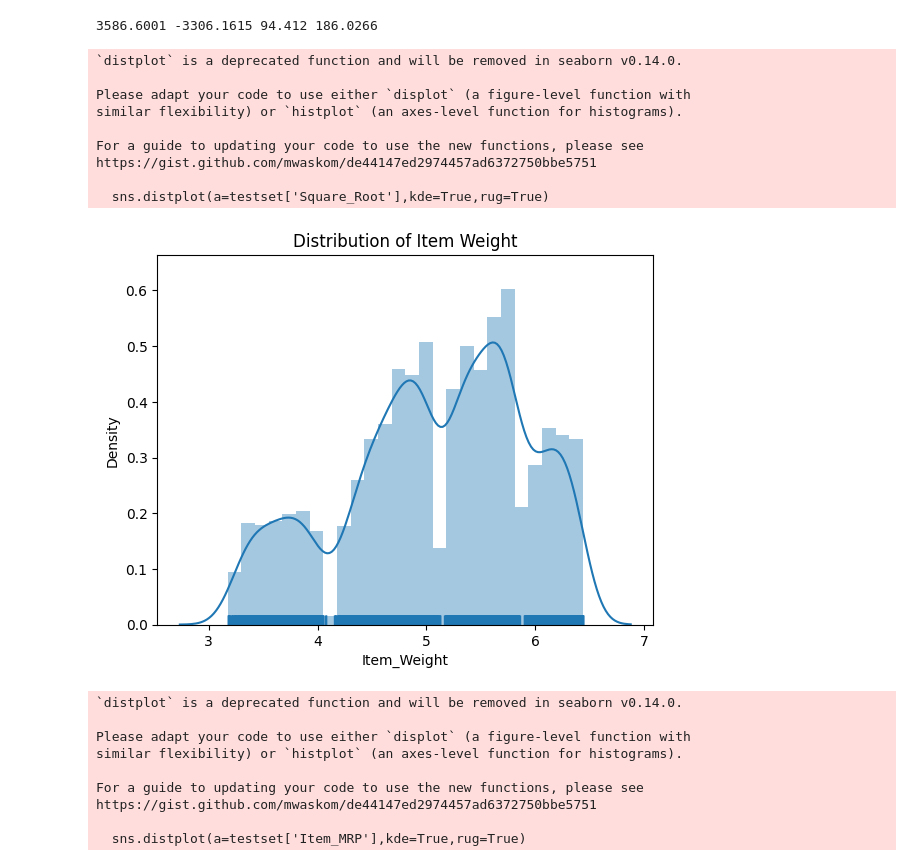
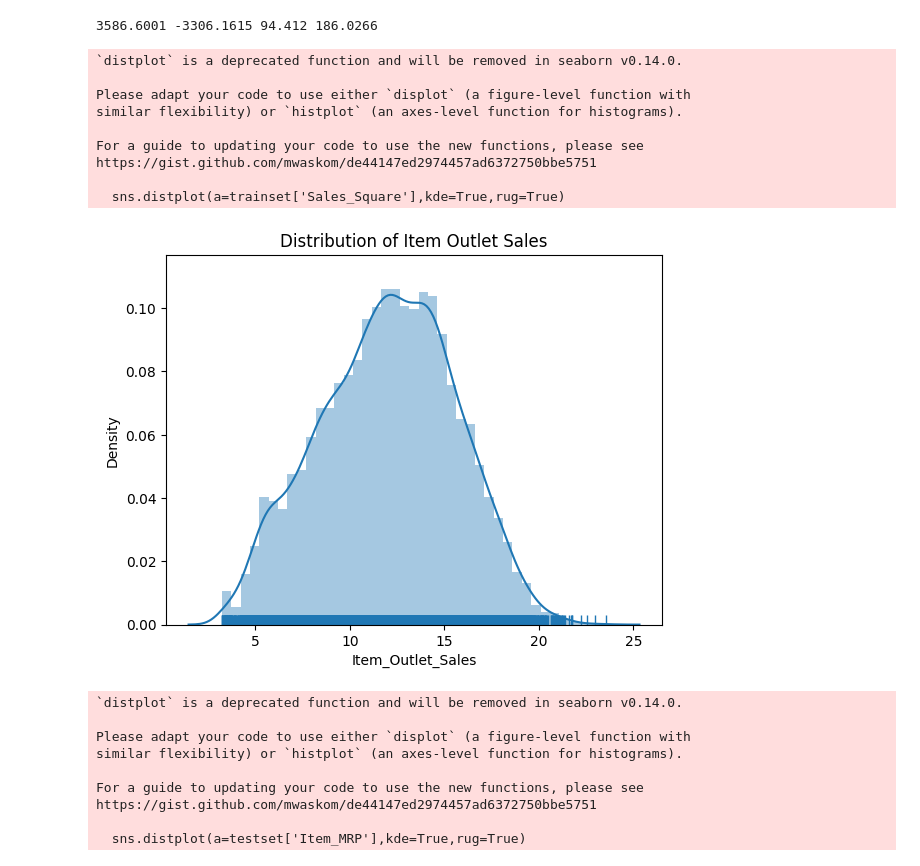
Before and after one commit to Jegiesh/BigMart, a Jupyter notebook: internship_jegiesh.ipynb, the cells around one changed output. Cells and saved outputs as stored; diff of their text form; code cells hidden in the pictures.

```diff
--- a/internship_jegiesh.ipynb
+++ b/internship_jegiesh.ipynb
@@ -473,3 +452,8 @@ from sklearn.preprocessing import LabelEncoder
+# %%
+le=LabelEncoder()
+for col in trainset.columns:
+  if trainset[col].dtype=='object':
+    trainset[col]=le.fit_transform(trainset[col])
 # %%
 le=LabelEncoder()
 for col in testset.columns:
@@ -478,7 +462,7 @@ for col in testset.columns:
 # %%
 imputer=SimpleImputer(strategy='median')
 mis_cols=['Item_Weight','Outlet_Size']
-testset[mis_cols]=imputer.fit_transform(testset[mis_cols])
+trainset[mis_cols]=imputer.fit_transform(trainset[mis_cols])
 # %%
 imputer=SimpleImputer(strategy='mean')
 mis_cols=['Item_Weight','Outlet_Size']
@@ -614,19 +632,21 @@ testset['Square_Root']=np.cbrt(testset['Item_MRP'])
+# %%
+trainset['Sales_Square']=np.cbrt(trainset['Item_Outlet_Sales'])
 # %%
-sns.distplot(a=testset['Square_Root'],kde=True,rug=True)
-plt.title('Distribution of Item Weight')
-plt.xlabel('Item_Weight')
+sns.distplot(a=trainset['Sales_Square'],kde=True,rug=True)
+plt.title('Distribution of Item Outlet Sales')
+plt.xlabel('Item_Outlet_Sales')
 plt.show()
 # %% [output]
 `distplot` is a deprecated function and will be removed in seaborn v0.14.0.
 
 Please adapt your code to use either `displot` (a figure-level function with
 similar flexibility) or `histplot` (an axes-level function for histograms).
 
 For a guide to updating your code to use the new functions, please see
 https://gist.github.com/mwaskom/de44147ed2974457ad6372750bbe5751
 
-  sns.distplot(a=testset['Square_Root'],kde=True,rug=True)
+  sns.distplot(a=trainset['Sales_Square'],kde=True,rug=True)
-[figure, old version]
+[figure, new version]
 # %%
 sns.distplot(a=testset['Item_MRP'],kde=True,rug=True)
 plt.title('Distribution of Item Mrp')
```
Also changed, not shown: parts of 118 cells of this notebook.
